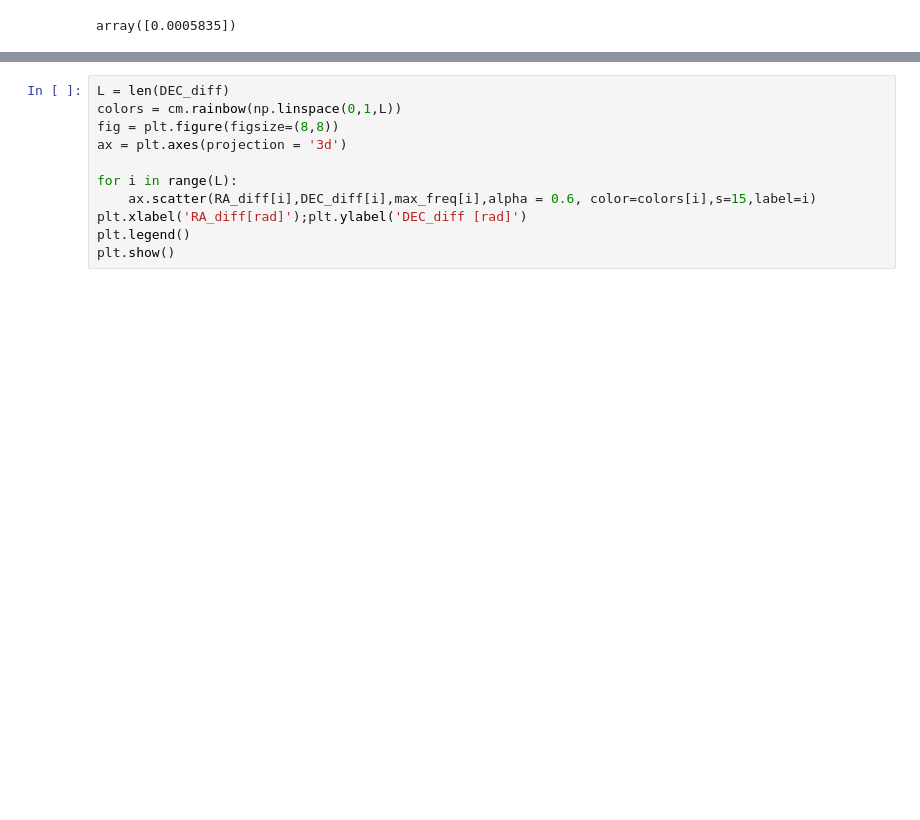
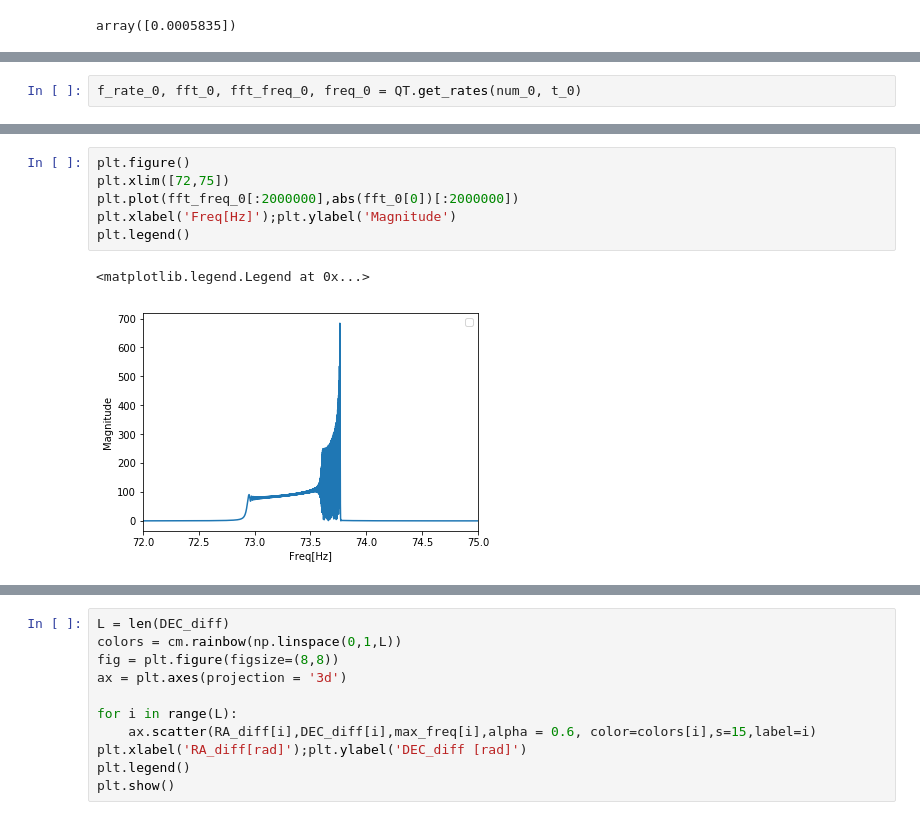
Before and after one commit to zhichen3/QA-sim, a Jupyter notebook: notebook/BSC_analysis.ipynb, the cells around one changed output, grey strips where cells are left out. Cells and saved outputs as stored; diff of their text form; blank space fills up the shorter version.

```diff
--- a/notebook/BSC_analysis.ipynb
+++ b/notebook/BSC_analysis.ipynb
@@ -270,0 +75,2 @@ avg_pair_rate = np.array([0.0005835, 0.00080901, 0.00063437, 0.00048108, 0.00052
+# %%
+f_rate_0, fft_0, fft_freq_0, freq_0 = QT.get_rates(num_0, t_0)
@@ -270,0 +86,9 @@ avg_pair_rate = np.array([0.0005835, 0.00080901, 0.00063437, 0.00048108, 0.00052
+# %%
+plt.figure()
+plt.xlim([72,75])
+plt.plot(fft_freq_0[:2000000],abs(fft_0[0])[:2000000])
+plt.xlabel('Freq[Hz]');plt.ylabel('Magnitude')
+plt.legend()
+# %% [output]
+<matplotlib.legend.Legend at 0x...>
+[figure, added]
```
Also changed, not shown: parts of 81 cells of this notebook, 11 other files.
